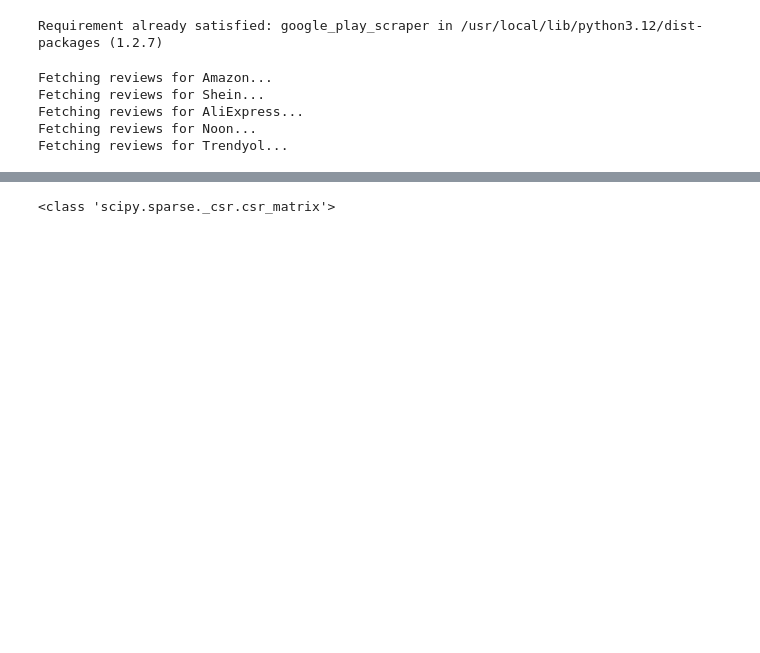
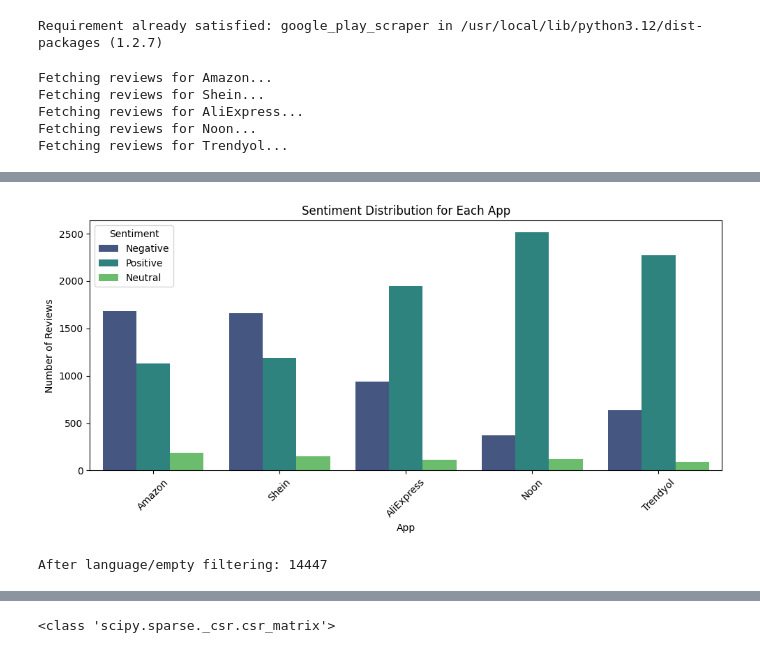
Before and after one commit to latifahaljurayyan/insightApp, a Jupyter notebook: Copy_of_Copy_of_gp.ipynb, the cells around one changed output, grey strips where cells are left out. Cells and saved outputs as stored; diff of their text form; code cells hidden in the pictures; blank space fills up the shorter version.

```diff
--- a/Copy_of_Copy_of_gp.ipynb
+++ b/Copy_of_Copy_of_gp.ipynb
@@ -61,3 +62,34 @@ df.head()
+# %%
+import matplotlib.pyplot as plt
+import seaborn as sns
+
+df_before = df.copy()
+plt.figure(figsize=(10,5))
+
+sns.countplot(
+    x="app_name",
+    hue="sentiment_label",
+    data=df_before,
+    palette="viridis"
+)
+
+plt.title("Sentiment Distribution for Each App")
+plt.xlabel("App")
+plt.ylabel("Number of Reviews")
+plt.xticks(rotation=45)
+plt.legend(title="Sentiment")
+plt.tight_layout()
+plt.show()
+# %% [output]
+[figure, added]
+# %%
+df = df[df["review_text"].astype(str).str.contains(r"[A-Za-z]", na=False)].copy()
+df["review_text"] = df["review_text"].astype(str)
+df = df[df["review_text"].str.strip().ne("")].copy()
+
+print("After language/empty filtering:", len(df))
+# %% [output]
+After language/empty filtering: 14447
 # %%
 import re
 
```
Also changed, not shown: parts of 8 cells of this notebook.
